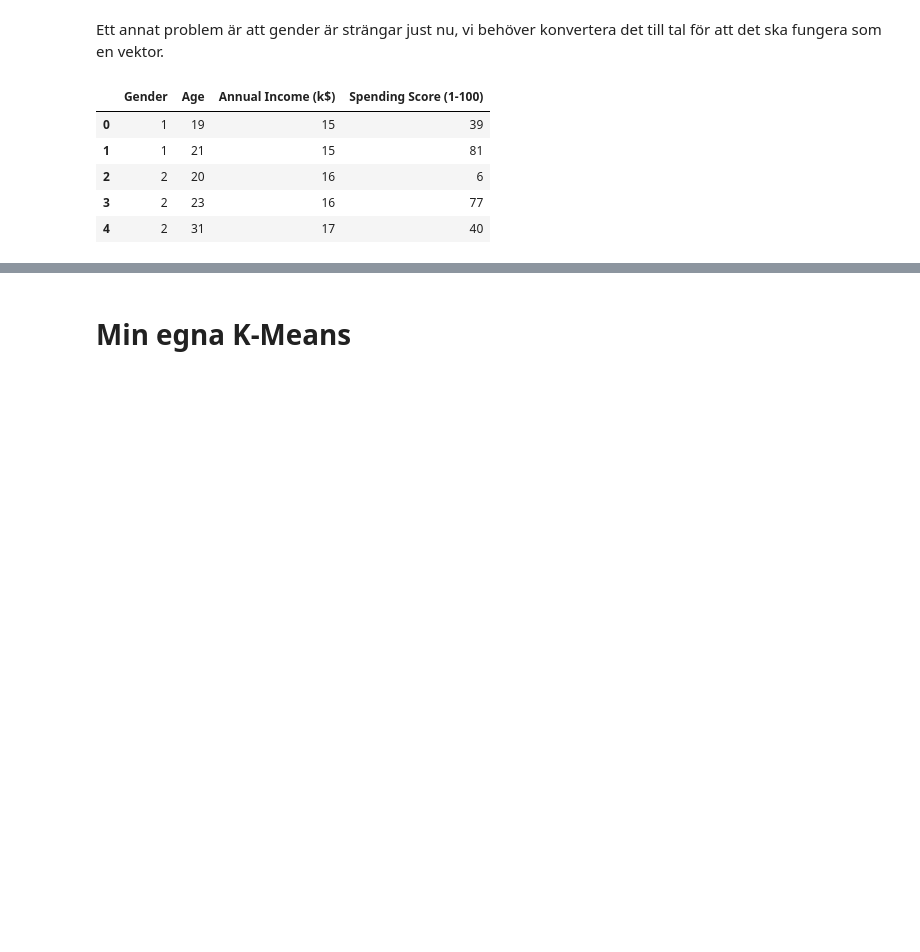
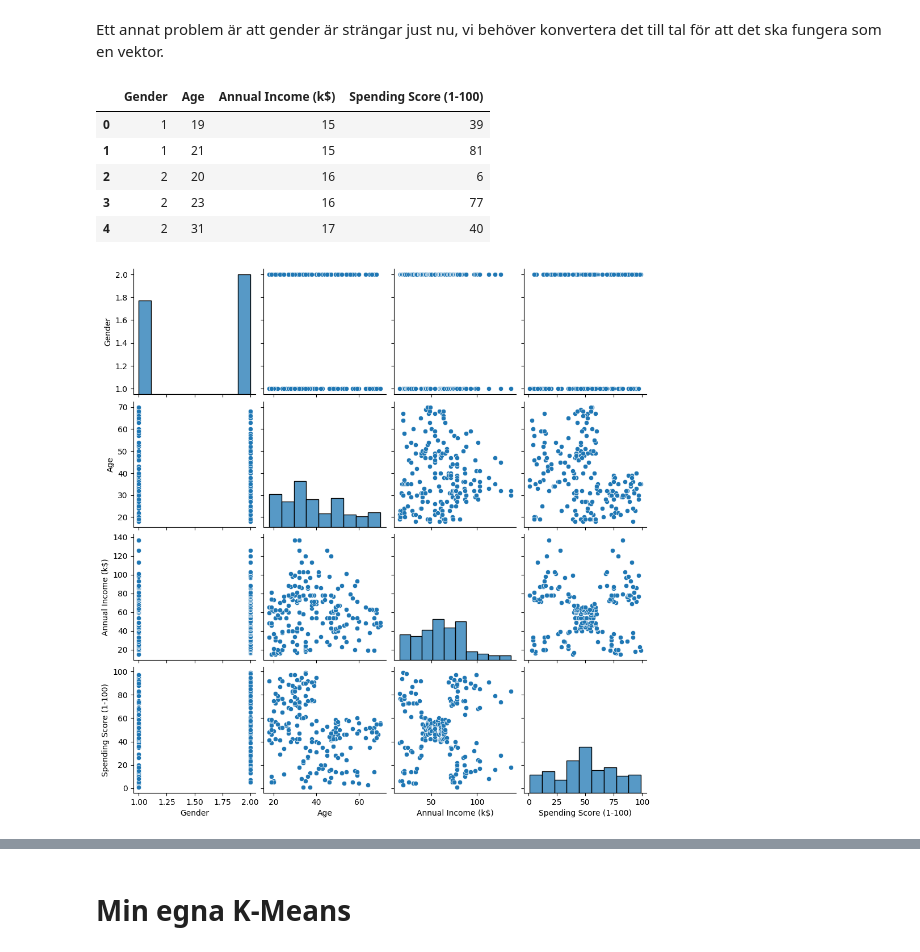
Before and after one commit to Zippy6666/KMeansAssigment, a Jupyter notebook: mykmeans.ipynb, the cells around one changed output, grey strips where cells are left out. Cells and saved outputs as stored; diff of their text form; code cells hidden in the pictures; blank space fills up the shorter version.

```diff
--- a/mykmeans.ipynb
+++ b/mykmeans.ipynb
@@ -76,3 +101,9 @@ mallcustomers.head()
 | 2 | 2 | 20 | 16 | 6 |
 | 3 | 2 | 23 | 16 | 77 |
 | 4 | 2 | 31 | 17 | 40 |
+# %%
+# Vi letar efter konstiga värden igenom att plotta
+sns.pairplot(mallcustomers)
+plt.show()
+# %% [output]
+[figure, added]
```
Also changed, not shown: parts of 18 cells of this notebook, 1 other file.
